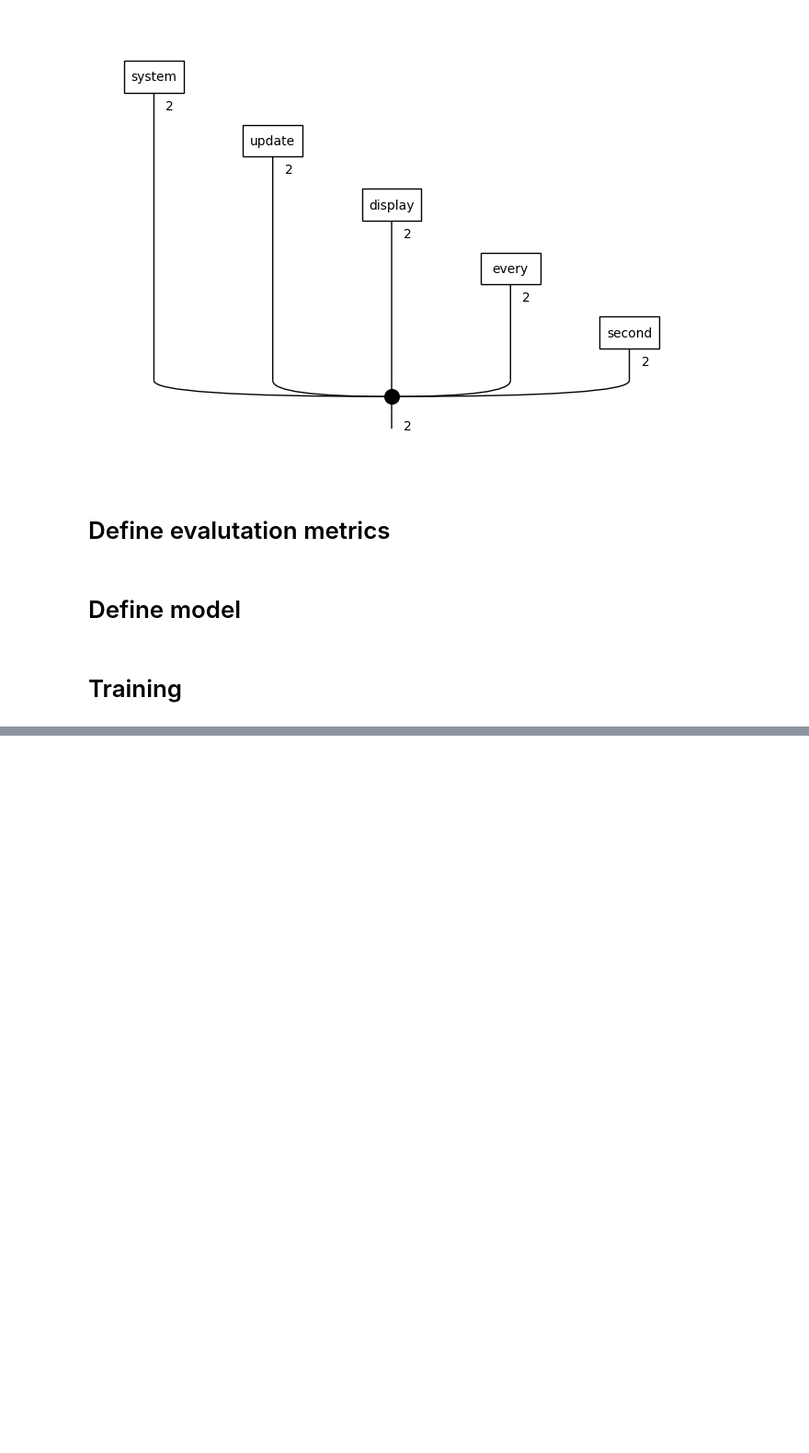
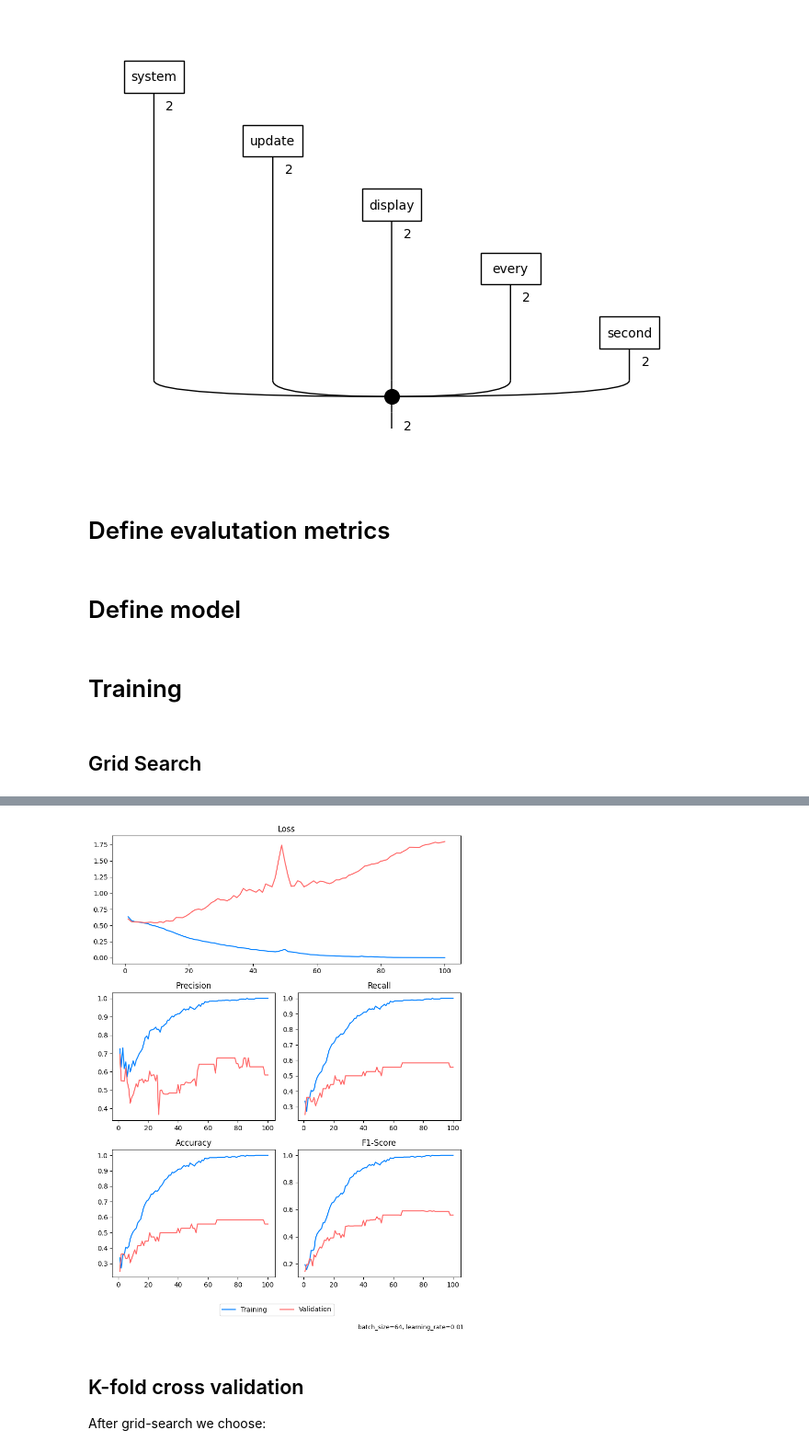
Before and after one commit to MCalenda/Master-Thesis, a Jupyter notebook: notebooks/classical/multi_classical.ipynb, the cells around one changed output, grey strips where cells are left out. Shown at 92% size. Cells and saved outputs as stored; diff of their text form; code cells hidden in the pictures; blank space fills up the shorter version.

```diff
--- a/notebooks/classical/multi_classical.ipynb
+++ b/notebooks/classical/multi_classical.ipynb
@@ -185,11 +194,82 @@ eval_metrics = {'acc': accuracy,
 class ClassicalModel(PytorchModel):
     def __init__(self):
         super().__init__()
-        self.fc1 = nn.Linear(2, 4)
+        self.fc1 = nn.Linear(2, 1024)
+        self.fc2 = nn.Linear(1024, 128)
+        self.fc3 = nn.Linear(128, 4)
 
     def forward(self, input):
         x = self.get_diagram_output(input)
-        x = self.fc1(x.float())
+        x = torch.relu(self.fc1(x.float()))
+        x = torch.relu(self.fc2(x))
+        x = self.fc3(x)
         return x
 # %% [markdown]
 # Training
+# %%
+EPOCHS = 100
+SPLIT = 10
+EARLY_STOPPING = None
+
+custom_primary = '#007FFF'
+custom_secondary = '#FF6666'
+# %% [markdown]
+## Grid Search
+# %%
+for bs in [64]:
+    for lr in [1e-2]:
+        X_train_grid, X_val_grid, y_train_grid, y_val_grid = train_test_split(networks, targets, test_size=1/SPLIT, random_state=SEED, stratify=targets)
+        train_dataset = Dataset(X_train_grid, y_train_grid, batch_size=bs)
+        val_dataset =  Dataset(X_val_grid, y_val_grid, shuffle=False)
+
+        model = ClassicalModel.from_diagrams(networks)
+        model.initialise_weights()
+
+        trainer = PytorchTrainer(
+                        model=model,
+                        loss_function=torch.nn.BCEWithLogitsLoss(),
+                        optimizer=torch.optim.AdamW,
+                        learning_rate=lr,
+                        epochs=EPOCHS,
+                        evaluate_functions=eval_metrics,
+                        evaluate_on_train=True,
+                        verbose='text',
+                        seed=SEED
+                    )
+
+        trainer.fit(train_dataset, val_dataset, log_interval=1)
+
+        range_ = np.arange(1, len(trainer.train_epoch_costs) + 1)
+
+        fig, axes = plt.subplot_mosaic('AA;BC;DE', figsize=(8, 10))
+
+        axes['A'].plot(range_, trainer.train_epoch_costs, color=custom_primary, label='Training Loss')
+        axes['A'].plot(range_, trainer.val_costs, color=custom_secondary, label='Validation Loss')
+        axes['A'].set_title('Loss')
+
+        axes['B'].plot(range_, trainer.train_eval_results['prec'], color=custom_primary, label='Training Precision')
+        axes['B'].plot(range_, trainer.val_eval_results['prec'], color=custom_secondary, label='Validation Precision')
+        axes['B'].set_title('Precision')
+
+        axes['C'].plot(range_, trainer.train_eval_results['rec'], color=custom_primary, label='Training Recall')
+        axes['C'].plot(range_, trainer.val_eval_results['rec'], color=custom_secondary, label='Validation Recall')
+        axes['C'].set_title('Recall')
+
+        axes['D'].plot(range_, trainer.train_eval_results['acc'], color=custom_primary, label='Training Accuracy')
+        axes['D'].plot(range_, trainer.val_eval_results['acc'], color=custom_secondary, label='Validation Accuracy')
+        axes['D'].set_title('Accuracy')
+
+        axes['E'].plot(range_, trainer.train_eval_results['f1'], color=custom_primary, label='Training F1-Score')
+        axes['E'].plot(range_, trainer.val_eval_results['f1'], color=custom_secondary, label='Validation F1-Score')
+        axes['E'].set_title('F1-Score')
+
+        for _, ax in axes.items():
+            ax.legend().set_visible(False)
+
+        fig.legend(['Training', 'Validation'], loc='upper center', bbox_to_anchor=(0.5, -0.01), ncol=2)
+        plt.figtext(0.99, -0.07, f'batch_size={bs}, learning_rate={lr}', horizontalalignment='right', fontsize=9, color='black')
+
+        plt.tight_layout()
+        plt.savefig(f"/content/drive/MyDrive/Tesi/Master-Thesis/figures/grid-search/classical/multi/{bs}-{lr}.pdf", format="pdf", bbox_inches="tight")
+        plt.show()
+# %% [output]
@@ -195,0 +293,4 @@ class ClassicalModel(PytorchModel):
+[figure, added]
+# %% [markdown]
+## K-fold cross validation
+After grid-search we choose:
```
Also changed, not shown: parts of 6 cells of this notebook, 42 other files.
